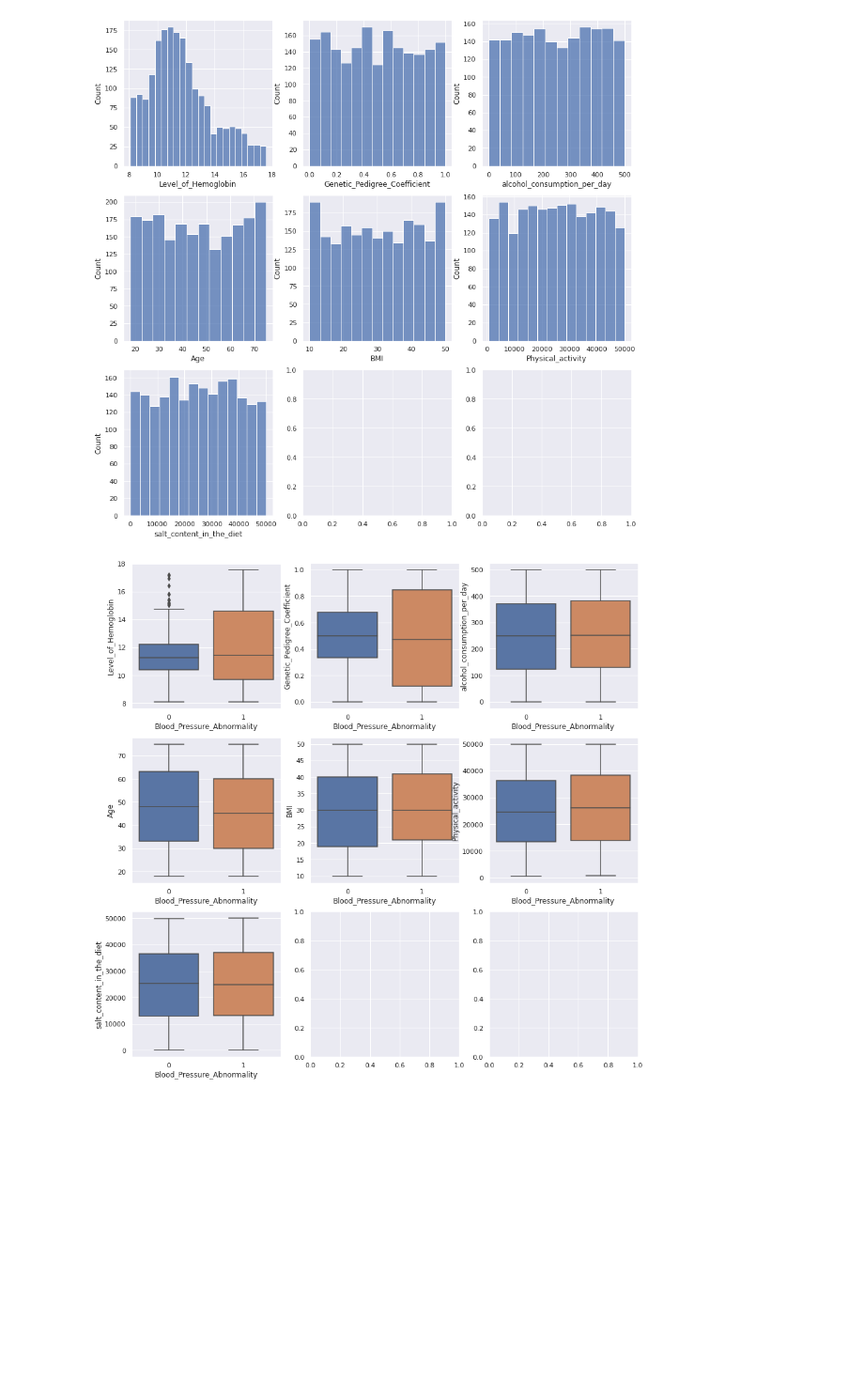
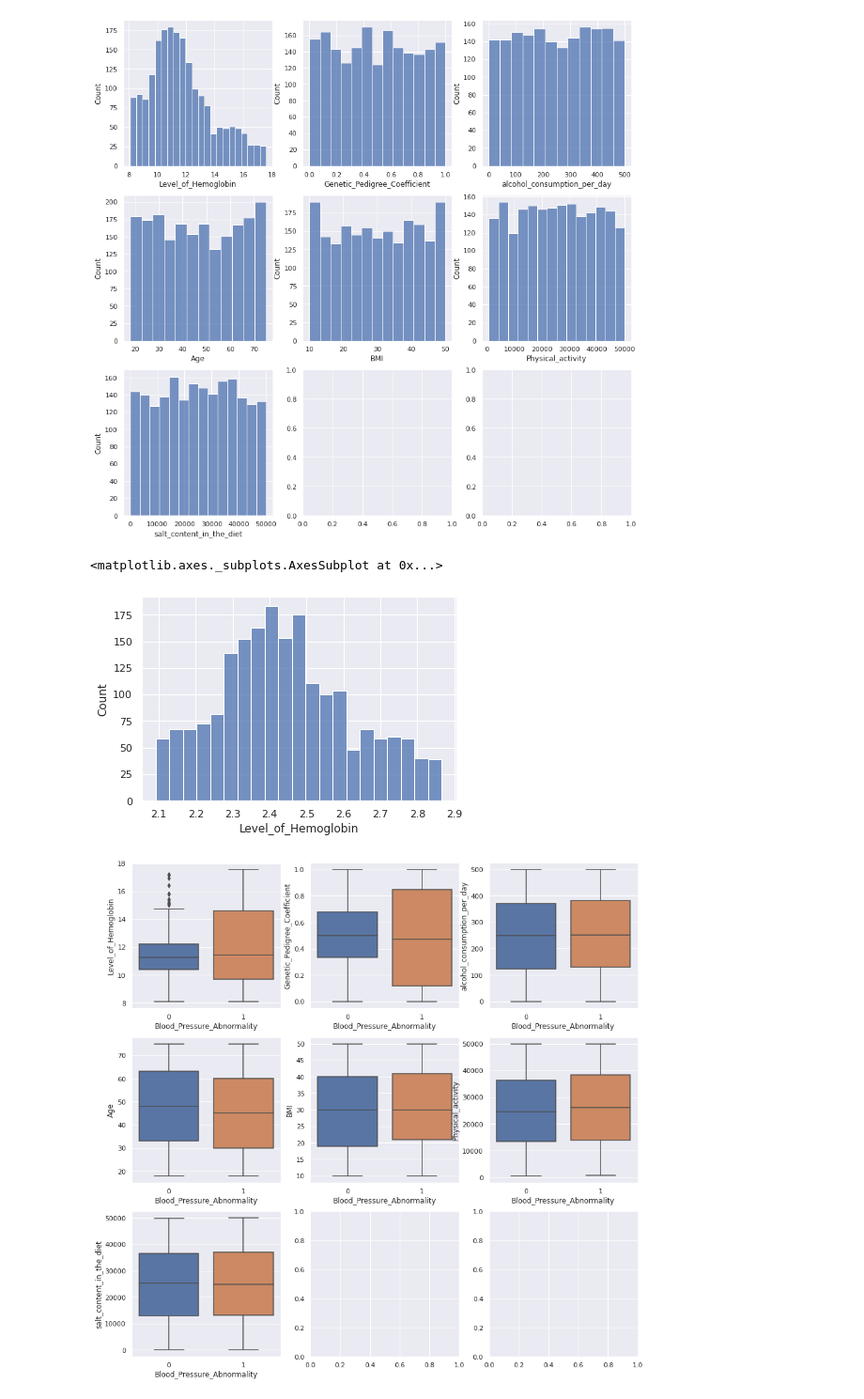
Before and after one commit to varunkr24/Machine-Learning, a Jupyter notebook: Classify_Abnormal_BP.ipynb, the cells around one changed output. Shown at 94% size. Drawn from its saved outputs; the diff is of its cells as text; code cells hidden in the pictures; blank space fills up the shorter version.

```diff
--- a/Classify_Abnormal_BP.ipynb
+++ b/Classify_Abnormal_BP.ipynb
@@ -214,6 +222,11 @@ for col in float_cols:
     i = i+1
 # %% [output]
 [figure]
+# %%
+sns.histplot(np.log(df['Level_of_Hemoglobin']))
+# %% [output]
+<matplotlib.axes._subplots.AxesSubplot at 0x...>
+[figure, added]
 # %%
 #let's get boxplots of these variables
 f, axes = plt.subplots(rows_float_cols, 3,figsize=(15,15))
```
Also changed, not shown: parts of 37 cells of this notebook.
